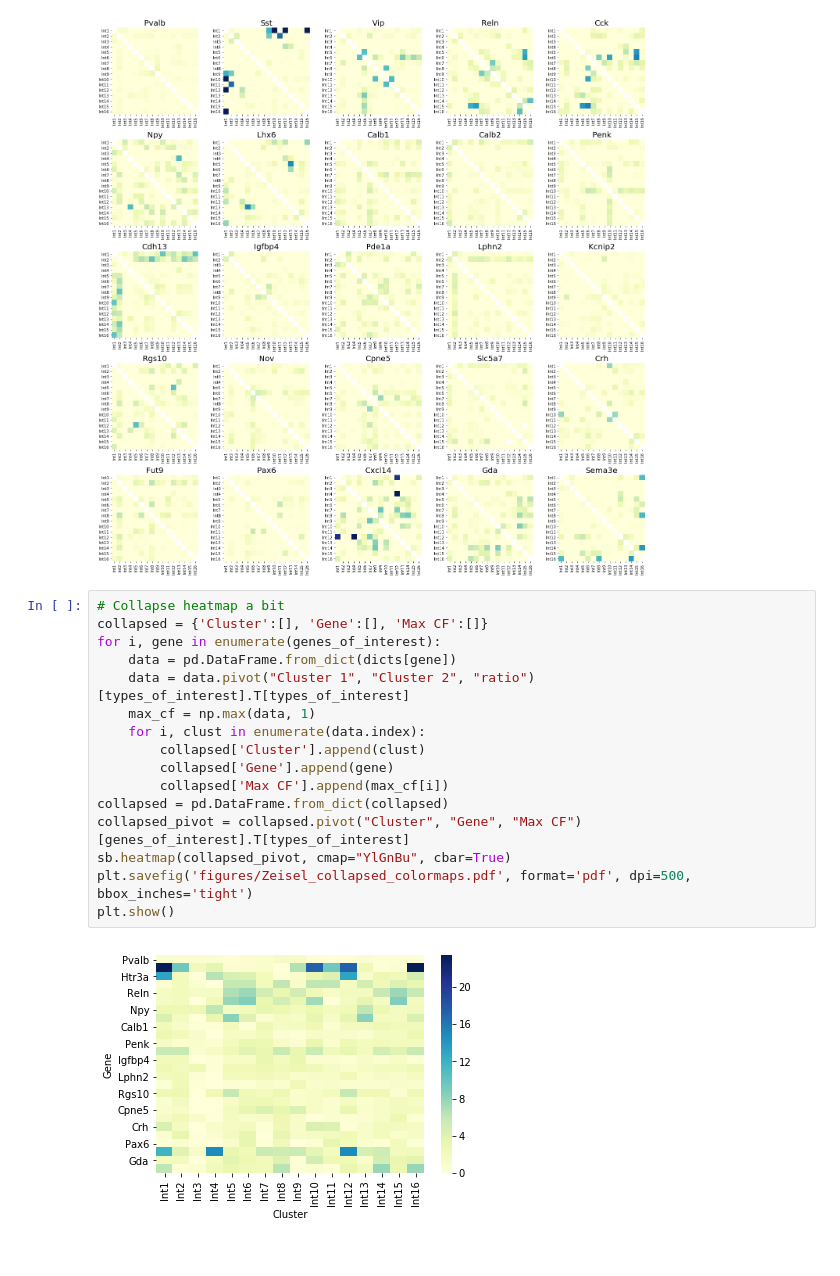
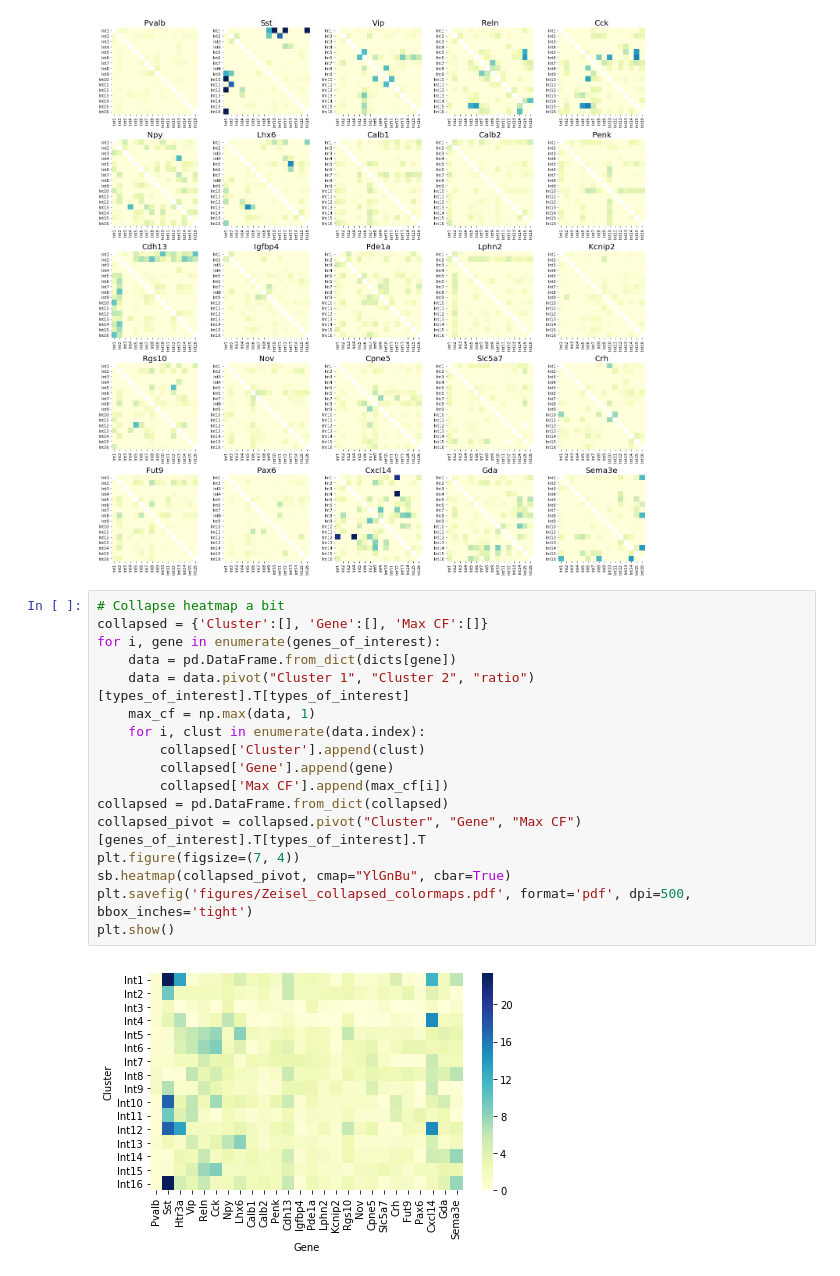
Before and after one commit to jessemzhang/tn_test, a Jupyter notebook: experiments/experiments_zeisel.ipynb, the cells around one changed output. Drawn from its saved outputs; the diff is of its cells as text.

Commit message:
updated figures

```diff
--- a/experiments/experiments_zeisel.ipynb
+++ b/experiments/experiments_zeisel.ipynb
@@ -240,21 +240,22 @@ plt.show()
 # %%
 # Collapse heatmap a bit
 collapsed = {'Cluster':[], 'Gene':[], 'Max CF':[]}
 for i, gene in enumerate(genes_of_interest):
     data = pd.DataFrame.from_dict(dicts[gene])
     data = data.pivot("Cluster 1", "Cluster 2", "ratio")[types_of_interest].T[types_of_interest]
     max_cf = np.max(data, 1)
     for i, clust in enumerate(data.index):
         collapsed['Cluster'].append(clust)
         collapsed['Gene'].append(gene)
         collapsed['Max CF'].append(max_cf[i])
 collapsed = pd.DataFrame.from_dict(collapsed)
-collapsed_pivot = collapsed.pivot("Cluster", "Gene", "Max CF")[genes_of_interest].T[types_of_interest]
+collapsed_pivot = collapsed.pivot("Cluster", "Gene", "Max CF")[genes_of_interest].T[types_of_interest].T
+plt.figure(figsize=(7, 4))
 sb.heatmap(collapsed_pivot, cmap="YlGnBu", cbar=True)
 plt.savefig('figures/Zeisel_collapsed_colormaps.pdf', format='pdf', dpi=500, bbox_inches='tight')
 plt.show()
 # %% [output]
-[figure, old version]
+[figure, new version]
 # %%
 fig, ax = plt.subplots(figsize=(8.5, 4))
 rects = ax.bar(np.arange(len(types_of_interest)),
```
Also changed, not shown: parts of 3 cells of this notebook, 3 other files.
